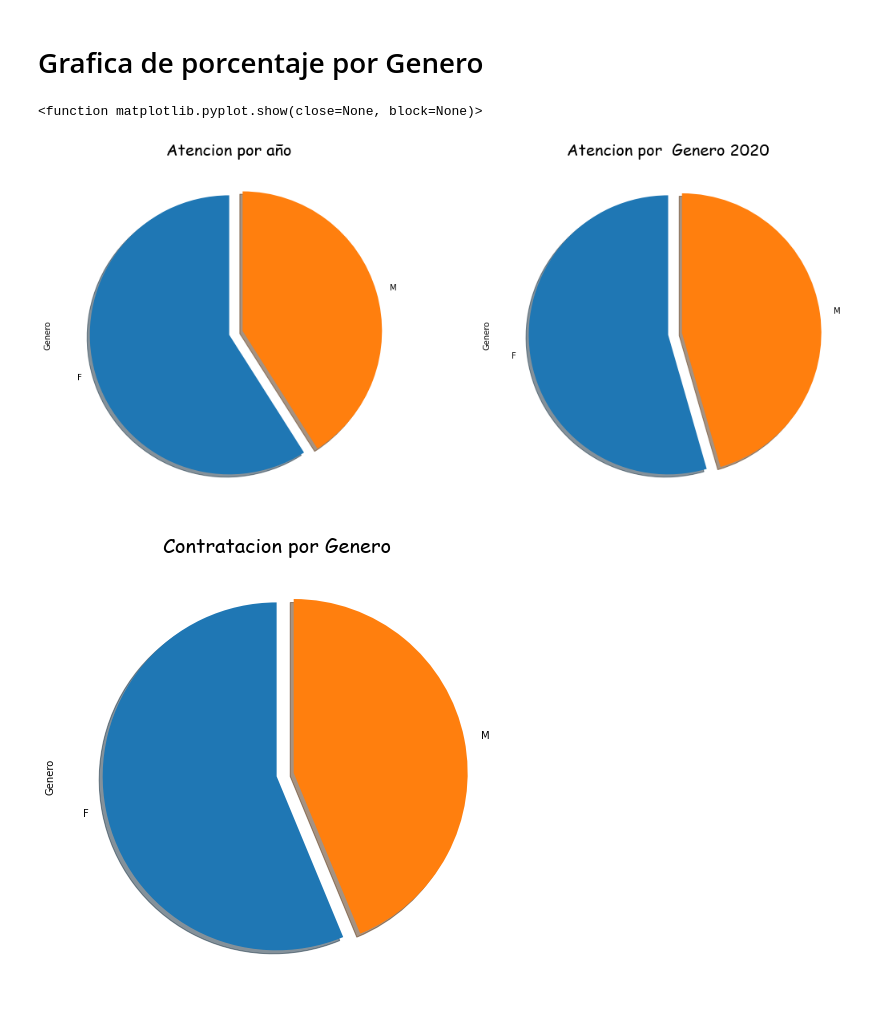
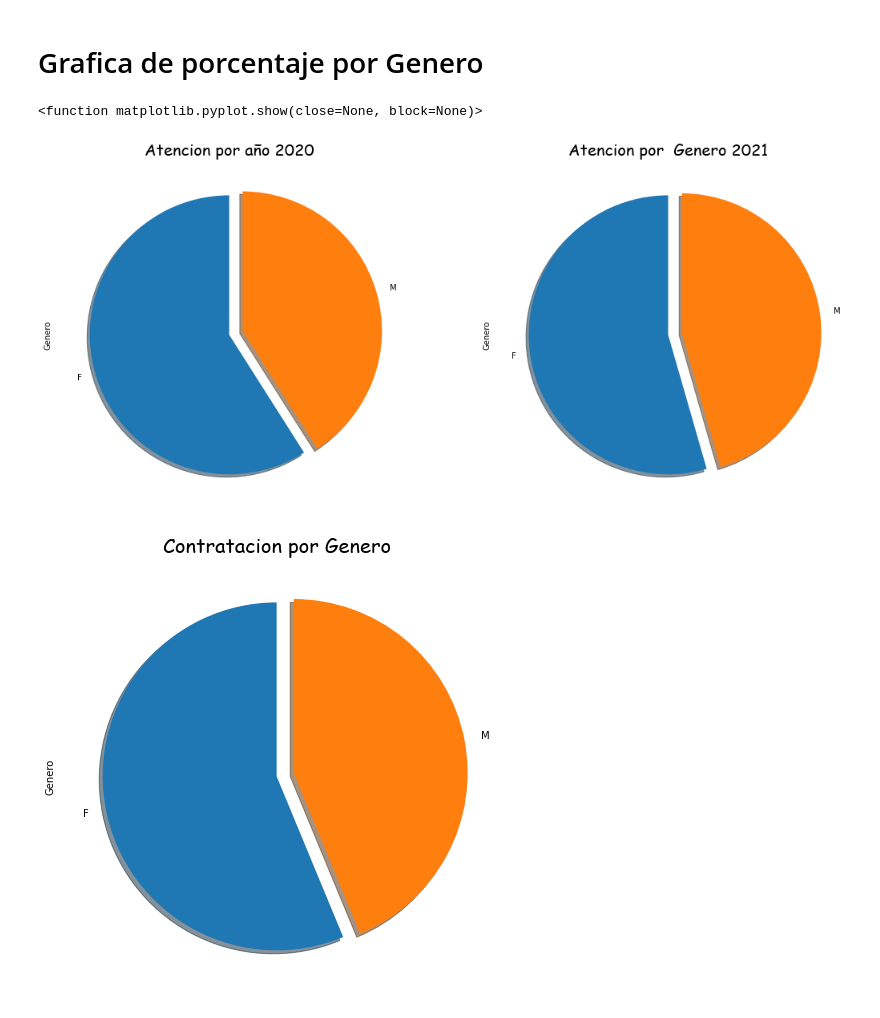
Before and after one commit to SaukB/Analisis, a Jupyter notebook: Material/Proyecto.ipynb, the cells around one changed output. Drawn from its saved outputs; the diff is of its cells as text; code cells hidden in the pictures.

```diff
--- a/Material/Proyecto.ipynb
+++ b/Material/Proyecto.ipynb
@@ -165,14 +165,14 @@ anio2020=mdatos[mdatos['anio']=="2,020"]
 # %%
 fig, (ax1, ax2) = plt.subplots(1,2, figsize =(18,8))
 anio2020['Genero'].value_counts().plot.pie(ax =ax1,explode =[0,0.1],  shadow =True,startangle=90)
-ax1.set_title('Atencion por año',fontdict= font1)
+ax1.set_title('Atencion por año 2020',fontdict= font1)
 plt.show
 anio2021['Genero'].value_counts().plot.pie(ax =ax2,explode =[0,0.1], shadow =True,startangle=90,)
-ax2.set_title('Atencion por  Genero 2020',fontdict= font1)
+ax2.set_title('Atencion por  Genero 2021',fontdict= font1)
 plt.show
 # %% [output]
 <function matplotlib.pyplot.show(close=None, block=None)>
-[figure, old version]
+[figure, new version]
 # %%
 mdatos.Genero.value_counts().plot.pie(explode =[0,0.1] , shadow =True,startangle=90,  figsize =(18,8))
 plt.title('Contratacion por Genero',fontdict= font1)
```
Also changed, not shown: parts of 2 cells of this notebook.
